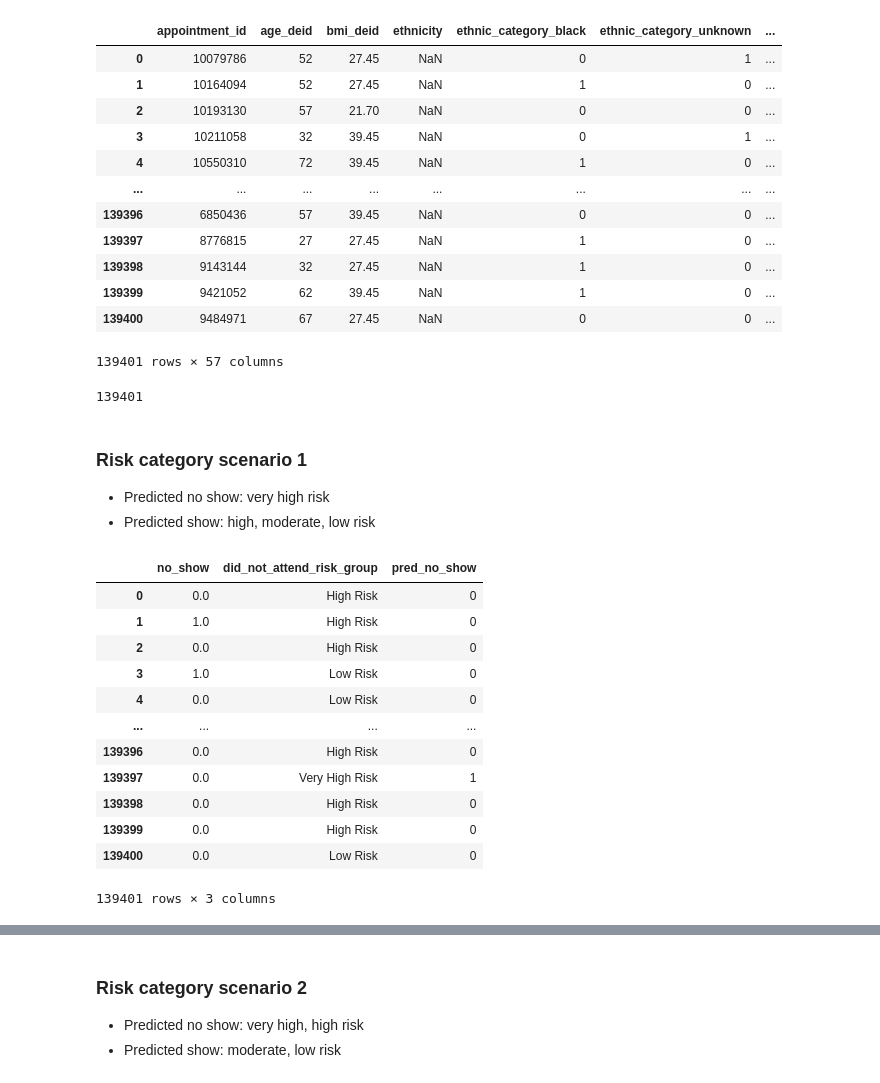
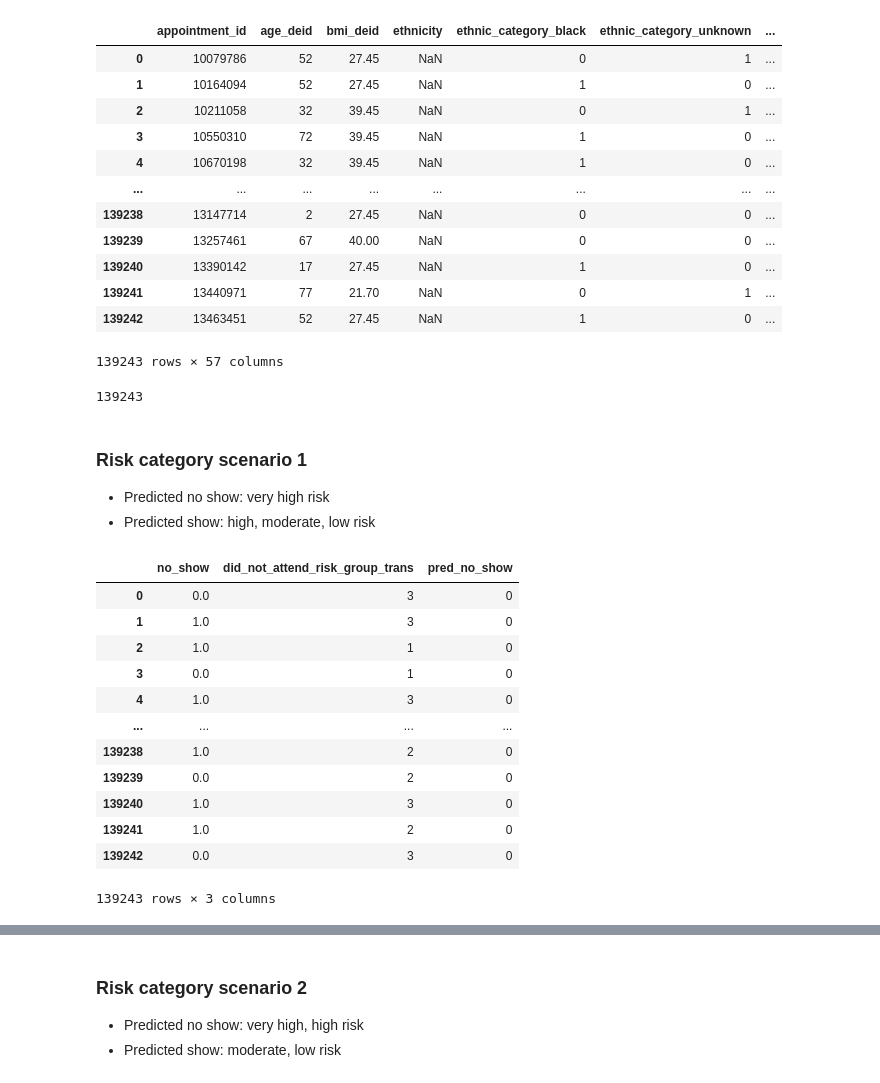
Before and after one commit to hallucinojenlee/hds_dna, a Jupyter notebook: scripts/calculate_PPV_ALL.ipynb, the cells around one changed output, grey strips where cells are left out. Drawn from its saved outputs; the diff is of its cells as text; code cells hidden in the pictures.

```diff
--- a/scripts/calculate_PPV_ALL.ipynb
+++ b/scripts/calculate_PPV_ALL.ipynb
@@ -3,27 +3,27 @@ import pandas as pd
 from sklearn.metrics import confusion_matrix
 # %%
 # Import historic data on first prediction
-data = pd.read_csv("../historic_first_pred.csv")
+data = pd.read_csv("../historic_appts_first_pred_trans.csv")
 data
 # %% [output]
 |  | appointment_id | age_deid | bmi_deid | ethnicity | ethnic_category_black | ethnic_category_unknown | ... |
 | 0 | 10079786 | 52 | 27.45 | NaN | 0 | 1 | ... |
 | 1 | 10164094 | 52 | 27.45 | NaN | 1 | 0 | ... |
-| 2 | 10193130 | 57 | 21.70 | NaN | 0 | 0 | ... |
-| 3 | 10211058 | 32 | 39.45 | NaN | 0 | 1 | ... |
-| 4 | 10550310 | 72 | 39.45 | NaN | 1 | 0 | ... |
+| 2 | 10211058 | 32 | 39.45 | NaN | 0 | 1 | ... |
+| 3 | 10550310 | 72 | 39.45 | NaN | 1 | 0 | ... |
+| 4 | 10670198 | 32 | 39.45 | NaN | 1 | 0 | ... |
 | ... | ... | ... | ... | ... | ... | ... | ... |
-| 139396 | 6850436 | 57 | 39.45 | NaN | 0 | 0 | ... |
-| 139397 | 8776815 | 27 | 27.45 | NaN | 1 | 0 | ... |
-| 139398 | 9143144 | 32 | 27.45 | NaN | 1 | 0 | ... |
-| 139399 | 9421052 | 62 | 39.45 | NaN | 1 | 0 | ... |
-| 139400 | 9484971 | 67 | 27.45 | NaN | 0 | 0 | ... |
+| 139238 | 13147714 | 2 | 27.45 | NaN | 0 | 0 | ... |
+| 139239 | 13257461 | 67 | 40.00 | NaN | 0 | 0 | ... |
+| 139240 | 13390142 | 17 | 27.45 | NaN | 1 | 0 | ... |
+| 139241 | 13440971 | 77 | 21.70 | NaN | 0 | 1 | ... |
+| 139242 | 13463451 | 52 | 27.45 | NaN | 1 | 0 | ... |
-139401 rows × 57 columns
+139243 rows × 57 columns
 # %%
 total_appts = data.shape[0]
 total_appts
 # %% [output]
-139401
+139243
 # %% [markdown]
 ### Risk category scenario 1
 - Predicted no show: very high risk
@@ -31,31 +31,31 @@ total_appts
 # %%
 # Transform risk categories to binary
 risk_mapping ={
-    "Low Risk": 0,
-    "Moderate Risk": 0,
-    "High Risk": 0,
-    "Very High Risk": 1,
+    1: 0,
+    2: 0,
+    3: 0,
+    4: 1,
 }
 
 # Map the month names to numbers
 trans_data1 = data.copy()
-trans_data1["pred_no_show"] = trans_data1["did_not_attend_risk_group"].map(risk_mapping)
+trans_data1["pred_no_show"] = trans_data1["did_not_attend_risk_group_trans"].map(risk_mapping)
 
-trans_data1[["no_show", "did_not_attend_risk_group", "pred_no_show"]]
+trans_data1[["no_show", "did_not_attend_risk_group_trans", "pred_no_show"]]
 # %% [output]
-|  | no_show | did_not_attend_risk_group | pred_no_show |
-| 0 | 0.0 | High Risk | 0 |
-| 1 | 1.0 | High Risk | 0 |
-| 2 | 0.0 | High Risk | 0 |
-| 3 | 1.0 | Low Risk | 0 |
-| 4 | 0.0 | Low Risk | 0 |
+|  | no_show | did_not_attend_risk_group_trans | pred_no_show |
+| 0 | 0.0 | 3 | 0 |
+| 1 | 1.0 | 3 | 0 |
+| 2 | 1.0 | 1 | 0 |
+| 3 | 0.0 | 1 | 0 |
+| 4 | 1.0 | 3 | 0 |
 | ... | ... | ... | ... |
-| 139396 | 0.0 | High Risk | 0 |
-| 139397 | 0.0 | Very High Risk | 1 |
-| 139398 | 0.0 | High Risk | 0 |
-| 139399 | 0.0 | High Risk | 0 |
-| 139400 | 0.0 | Low Risk | 0 |
+| 139238 | 1.0 | 2 | 0 |
+| 139239 | 0.0 | 2 | 0 |
+| 139240 | 1.0 | 3 | 0 |
+| 139241 | 1.0 | 2 | 0 |
+| 139242 | 0.0 | 3 | 0 |
-139401 rows × 3 columns
+139243 rows × 3 columns
 # %%
 # Calculate confusion matrix
 cm1 = confusion_matrix(trans_data1["no_show"], trans_data1["pred_no_show"])
```
Also changed, not shown: parts of 11 cells of this notebook, 8 other files.
